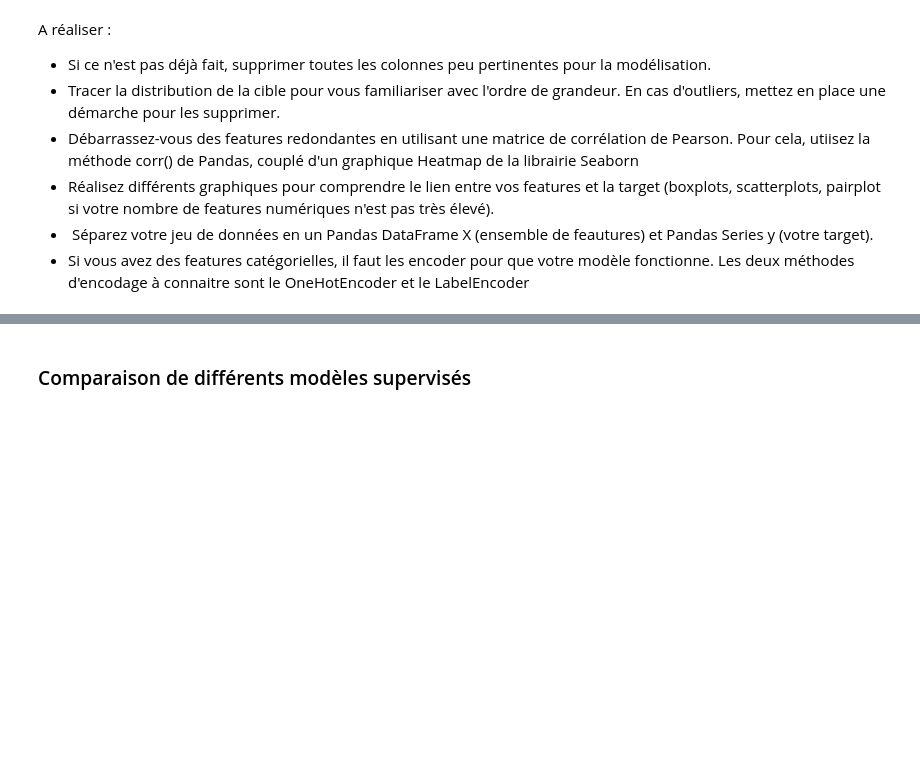
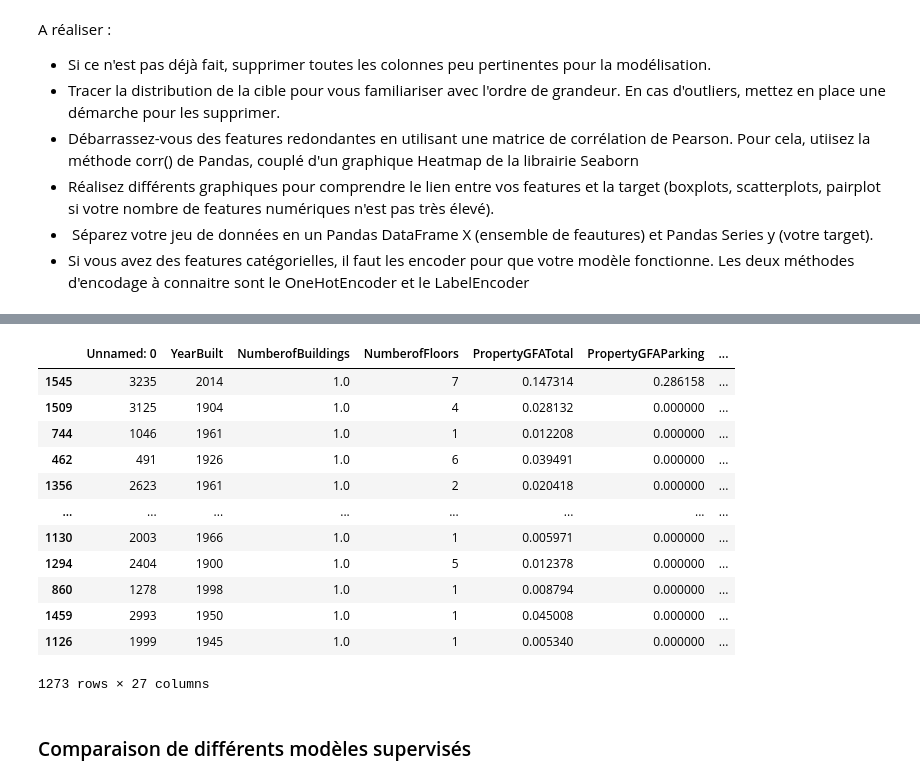
Before and after one commit to DavidRichomme/OC_P3_Anticipez_les_besoins_en_consommation_de_batiments, a Jupyter notebook: P3_modelisation_ML_supervisee.ipynb, the cells around one changed output, grey strips where cells are left out. Cells and saved outputs as stored; diff of their text form; code cells hidden in the pictures; blank space fills up the shorter version.

```diff
--- a/P3_modelisation_ML_supervisee.ipynb
+++ b/P3_modelisation_ML_supervisee.ipynb
@@ -68,0 +132,2 @@ A réaliser :
+# %%
+building_consumption_ready_to_fe.drop(columns=['ListOfAllPropertyUseTypes'], inplace=True)
@@ -68,0 +138,2 @@ A réaliser :
+# %%
+building_consumption_ready_to_fe = pd.get_dummies(building_consumption_ready_to_fe, columns=['Neighborhood'], drop_first=True, dtype=int)
@@ -68,0 +146,18 @@ A réaliser :
+# %%
+colonnes_a_normaliser = ['SteamUse(kBtu)', 'Electricity(kBtu)', 'NaturalGas(kBtu)', 'PropertyGFABuilding(s)', 'PropertyGFAParking', 'PropertyGFATotal']
+
+# création des Variables et Cible
+X = building_consumption_ready_to_fe.drop(columns=['SiteEnergyUse(kBtu)'])
+y = building_consumption_ready_to_fe['SiteEnergyUse(kBtu)']
+
+# split (jeux de train et jeux de test)
+# le ratio choisi est 80% Train et 20% Test
+# le random_state est la seed pour les jeux de test (si besoin de reproduire exactement le meme jeu de test utiliser la meme seed)
+X_train, X_test, y_train, y_test = train_test_split(X, y, test_size=0.2, random_state=42)
+
+
+X_train = X_train.copy()
+X_test = X_test.copy()
+
+# Création d'on objet de la classe MinMaxScaler
+scaler = MinMaxScaler()
@@ -69,3 +172,22 @@ A réaliser :
+# %%
+X_train[colonnes_a_normaliser] = scaler.fit_transform(X_train[colonnes_a_normaliser])
+X_test[colonnes_a_normaliser] = scaler.fit_transform(X_test[colonnes_a_normaliser])
+# %%
+X_train
+# %% [output]
+|  | Unnamed: 0 | YearBuilt | NumberofBuildings | NumberofFloors | PropertyGFATotal | PropertyGFAParking | ... |
+| 1545 | 3235 | 2014 | 1.0 | 7 | 0.147314 | 0.286158 | ... |
+| 1509 | 3125 | 1904 | 1.0 | 4 | 0.028132 | 0.000000 | ... |
+| 744 | 1046 | 1961 | 1.0 | 1 | 0.012208 | 0.000000 | ... |
+| 462 | 491 | 1926 | 1.0 | 6 | 0.039491 | 0.000000 | ... |
+| 1356 | 2623 | 1961 | 1.0 | 2 | 0.020418 | 0.000000 | ... |
+| ... | ... | ... | ... | ... | ... | ... | ... |
+| 1130 | 2003 | 1966 | 1.0 | 1 | 0.005971 | 0.000000 | ... |
+| 1294 | 2404 | 1900 | 1.0 | 5 | 0.012378 | 0.000000 | ... |
+| 860 | 1278 | 1998 | 1.0 | 1 | 0.008794 | 0.000000 | ... |
+| 1459 | 2993 | 1950 | 1.0 | 1 | 0.045008 | 0.000000 | ... |
+| 1126 | 1999 | 1945 | 1.0 | 1 | 0.005340 | 0.000000 | ... |
+1273 rows × 27 columns
 # %% [markdown]
 ### Comparaison de différents modèles supervisés
 # %% [markdown]
```
Also changed, not shown: parts of 14 cells of this notebook, 3 other files.
